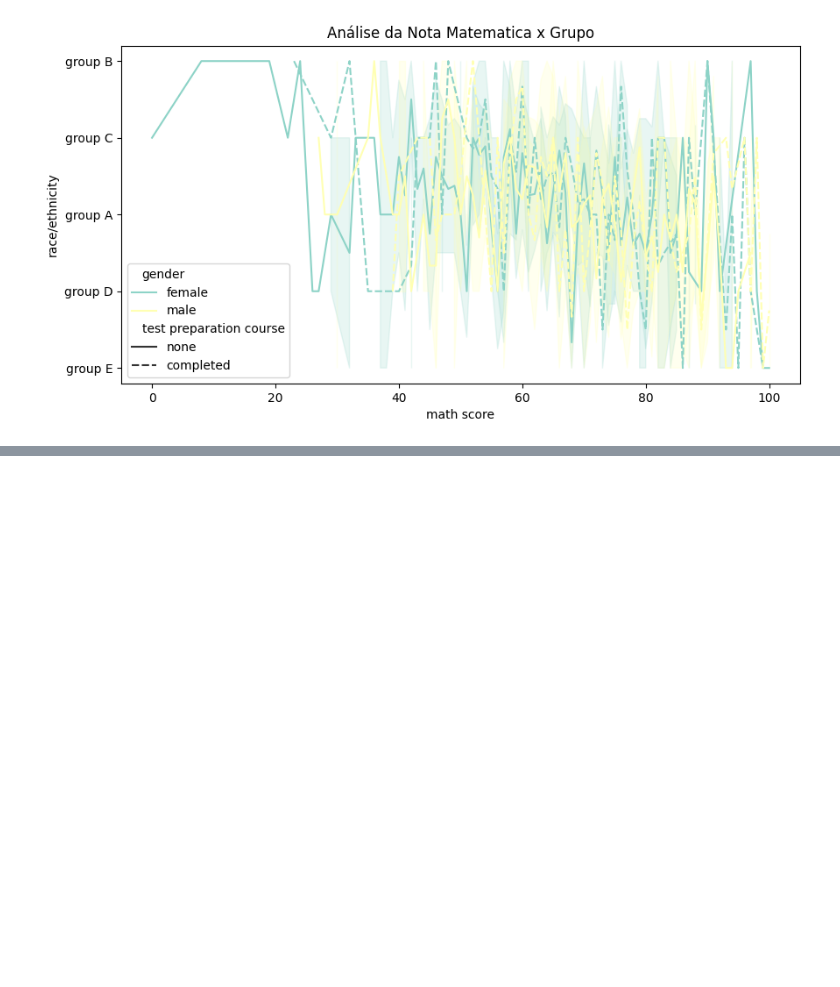
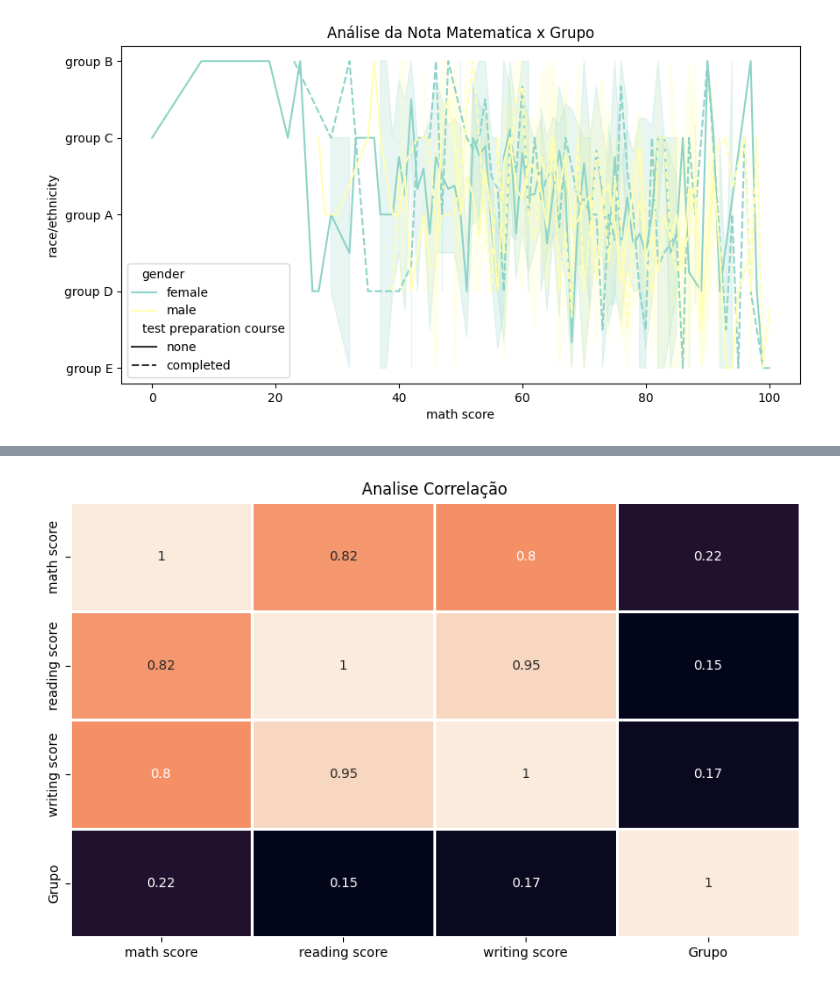
Before and after one commit to GingerLeh/SeabornPython, a Jupyter notebook: seaboarn.ipynb, the cells around one changed output, grey strips where cells are left out. Cells and saved outputs as stored; diff of their text form; code cells hidden in the pictures; blank space fills up the shorter version.

```diff
--- a/seaboarn.ipynb
+++ b/seaboarn.ipynb
@@ -314,0 +347,11 @@ sns.lineplot( data=Base_Dados, x='math score', y='race/ethnicity', hue='gender',
+# %%
+# Tamanho
+plt.figure( figsize=(10, 6))
+
+# Titulo
+plt.title('Analise Correlação')
+
+# Plot [ANOOT + cbar + linewidth]
+sns.heatmap( Correlacao, annot=True, cbar=False, linewidth=0.9);
+# %% [output]
+[figure, added]
```
Also changed, not shown: parts of 9 cells of this notebook, 1 other file.
